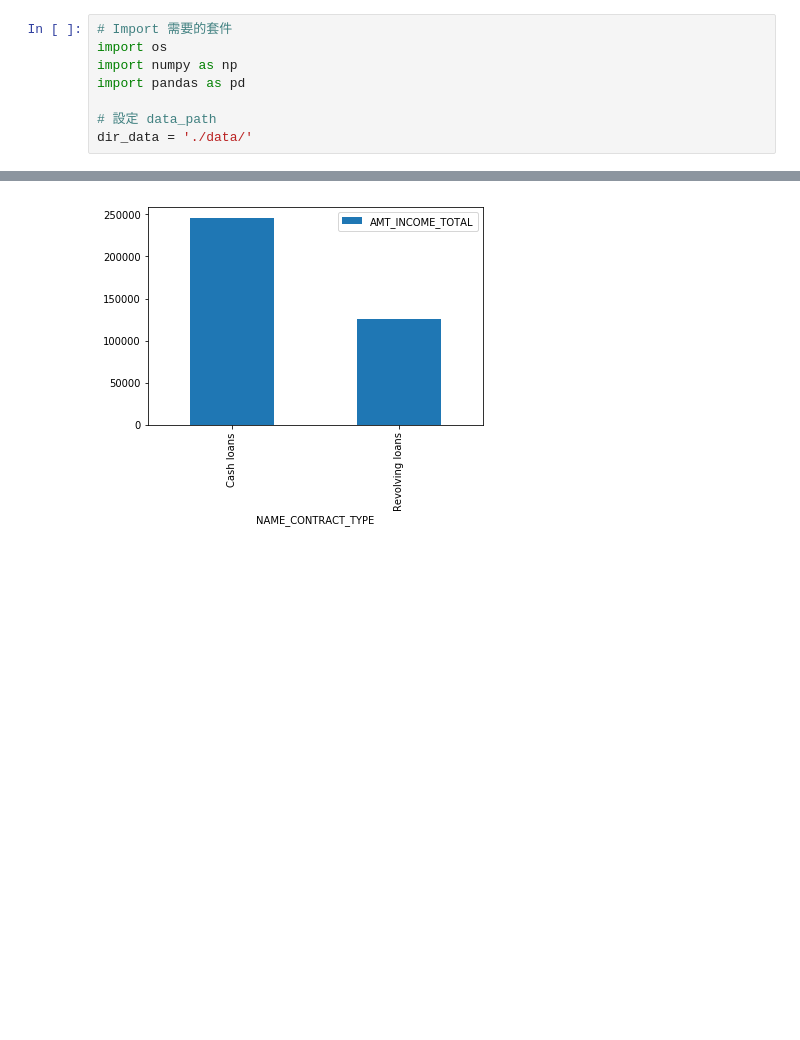
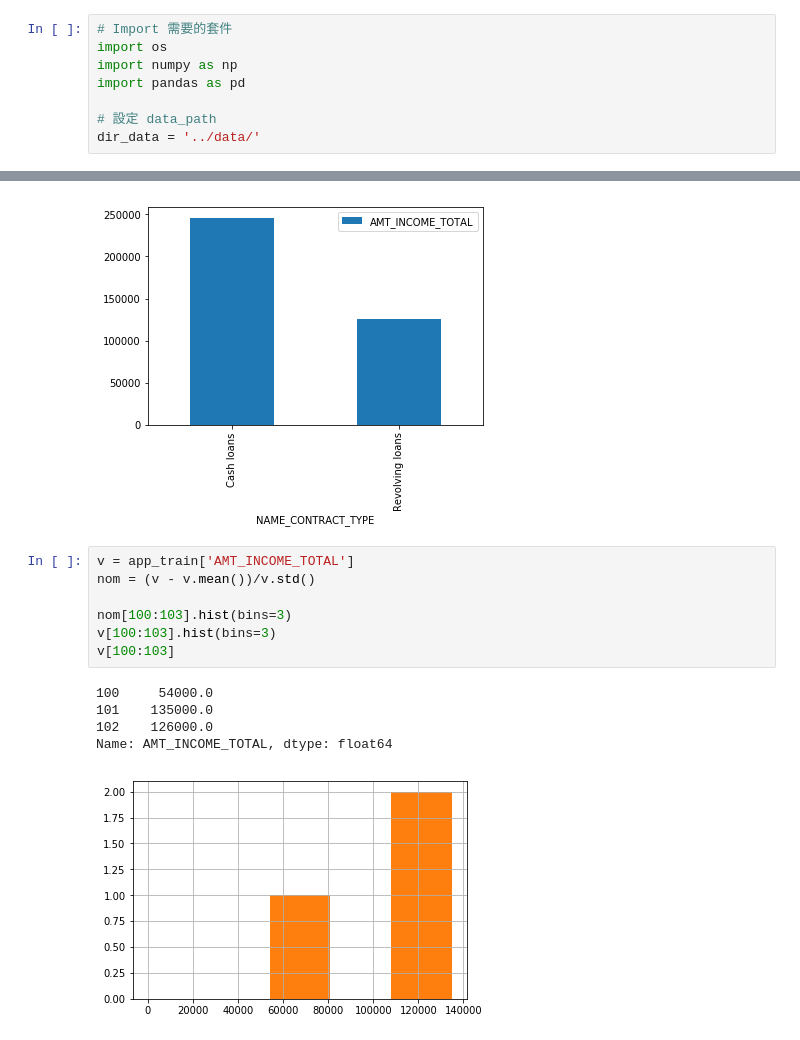
Before and after one commit to shunaaa/2nd-ML100Days, a Jupyter notebook: homework/Day_005_HW.ipynb, the cells around one changed output, grey strips where cells are left out. Saved outputs shown, nothing was run; the diff lists cells and outputs as text; blank space fills up the shorter version.

Commit message:
enhance to use .hist()

```diff
--- a/homework/Day_005_HW.ipynb
+++ b/homework/Day_005_HW.ipynb
@@ -5,7 +5,7 @@ import numpy as np
 import pandas as pd
 
 # 設定 data_path
-dir_data = './data/'
+dir_data = '../data/'
 # %%
 f_app_train = os.path.join(dir_data, 'application_train.csv')
 app_train = pd.read_csv(f_app_train)
@@ -49,3 +49,16 @@ g2.plot(kind='bar')
 # %% [output]
 <matplotlib.axes._subplots.AxesSubplot at 0x...>
 [figure]
+# %%
+v = app_train['AMT_INCOME_TOTAL']
+nom = (v - v.mean())/v.std()
+
+nom[100:103].hist(bins=3)
+v[100:103].hist(bins=3)
+v[100:103]
+# %% [output]
+100     54000.0
+101    135000.0
+102    126000.0
+Name: AMT_INCOME_TOTAL, dtype: float64
+[figure, added]
```
Also changed, not shown: parts of 1 cell of this notebook.
